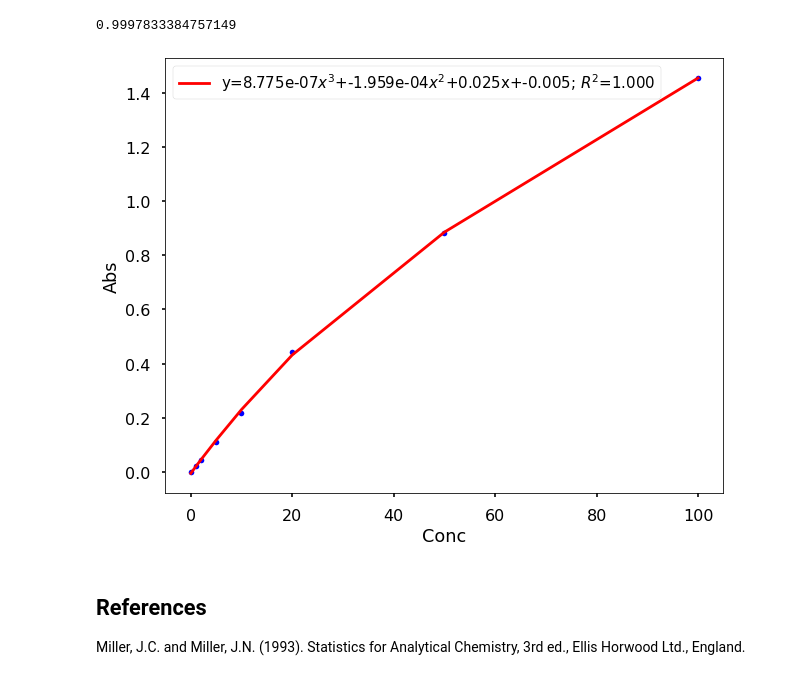
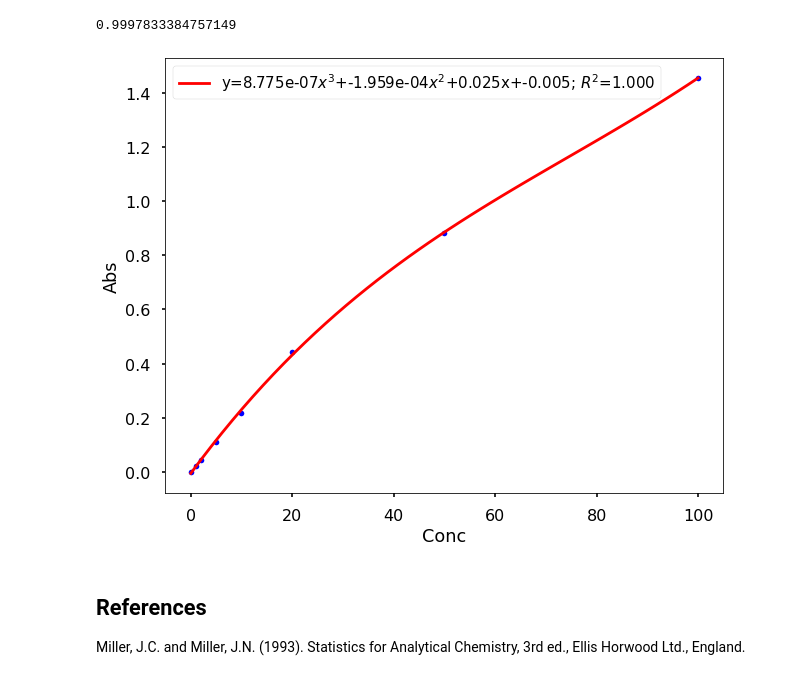
Before and after one commit to dawsman-1/Chemometrics-using-Python, a Jupyter notebook: Least Squares Regression.ipynb, the cells around one changed output. Saved outputs shown, nothing was run; the diff lists cells and outputs as text; code cells hidden in the pictures.

```diff
--- a/Least Squares Regression.ipynb
+++ b/Least Squares Regression.ipynb
@@ -182,54 +190,56 @@ plt.show()
 # %%
 # Define 3rd order polynomial function
 
-def func3(x, a, b, c, d):
+def func(x, a, b, c, d):
     y = a*(x**3) + b*(x**2) + c*x + d
     return y
 
 # Fit line and print coefficients
 
-alpha4 = optimize.curve_fit(func3,
-                            xdata = non_linear_conc_abs["Conc (x)"],
-                            ydata = non_linear_conc_abs["Abs (y)"])[0]
-print(alpha4)
+alpha = optimize.curve_fit(func,
+                           xdata = non_linear_conc_abs["Conc (x)"],
+                           ydata = non_linear_conc_abs["Abs (y)"])[0]
+print(alpha)
 # %% [output]
 [ 8.77532909e-07 -1.95882135e-04  2.53999677e-02 -4.88620244e-03]
 # %%
-# Calculate correlation coefficient
+# Calculate coefficient of determination (R2)
 
-r2_4 = r2_score(non_linear_conc_abs["Abs (y)"],
-               (alpha4[0]*(non_linear_conc_abs["Conc (x)"])**3) \
-                + (alpha4[1]*(non_linear_conc_abs["Conc (x)"])**2) \
-                + (alpha4[2]*non_linear_conc_abs["Conc (x)"]) + alpha4[3])
-print(r2_4)
+R2 = r2_score(non_linear_conc_abs["Abs (y)"],
+              (alpha[0]*(non_linear_conc_abs["Conc (x)"])**3) \
+              + (alpha[1]*(non_linear_conc_abs["Conc (x)"])**2) \
+              + (alpha[2]*non_linear_conc_abs["Conc (x)"]) + alpha[3])
+print(R2)
 # %% [output]
 0.9997833384757149
 # %%
 # Plot data
 
 plt.figure(figsize = (10,8))
 plt.plot(non_linear_conc_abs["Conc (x)"],
          non_linear_conc_abs["Abs (y)"],
          'b.')
 
 # Plot 3rd order polynomial function
 
-plt.plot(non_linear_conc_abs["Conc (x)"],
-         (alpha4[0]*(non_linear_conc_abs["Conc (x)"])**3) + \
-         (alpha4[1]*(non_linear_conc_abs["Conc (x)"])**2) + \
-         (alpha4[2]*non_linear_conc_abs["Conc (x)"]) + alpha4[3],
+x = np.linspace(0, 100, 50)
+
+plt.plot(x,
+         alpha[0]*(x**3) + \
+         alpha[1]*(x**2) + \
+         (alpha[2]*x) + alpha[3],
          'r',
-         label='y={:.3e}$x^3$+{:.3e}$x^2$+{:.3f}x+{:.3f}; $R^2$={:.3f}'.format(alpha4[0],
-                                                                               alpha4[1],
-                                                                               alpha4[2],
-                                                                               alpha4[3],
-                                                                               r2_4))
+         label='y={:.3e}$x^3$+{:.3e}$x^2$+{:.3f}x+{:.3f}; $R^2$={:.3f}'.format(alpha[0],
+                                                                               alpha[1],
+                                                                               alpha[2],
+                                                                               alpha[3],
+                                                                               R2))
 plt.xlabel('Conc')
 plt.ylabel('Abs')
 plt.legend(fontsize=15)
 plt.show()
 # %% [output]
-[figure, old version]
+[figure, new version]
 # %% [markdown]
 ## References
 
```
Also changed, not shown: parts of 11 cells of this notebook, 1 other file.
